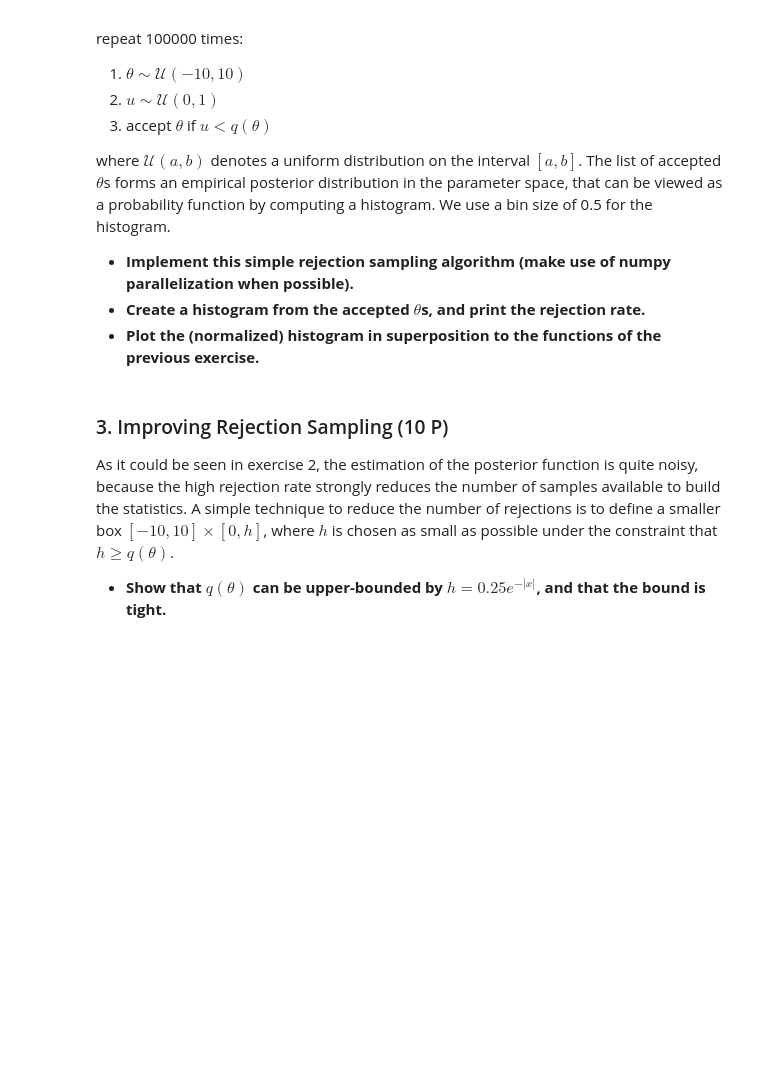
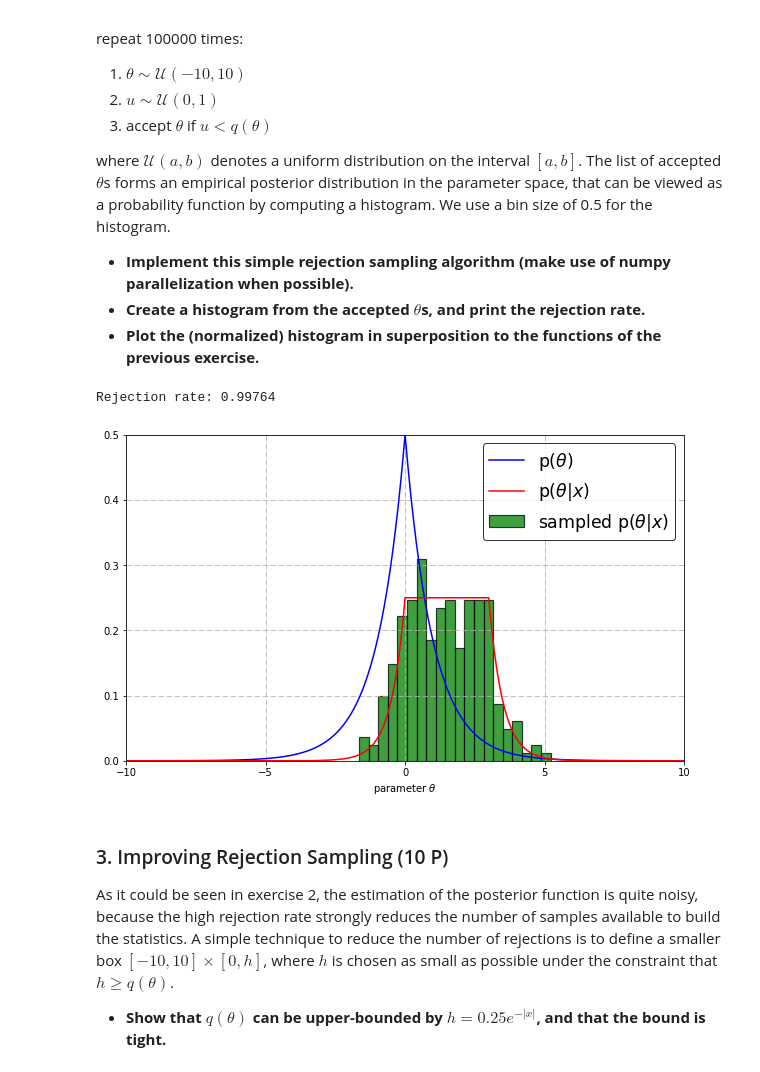
Before and after one commit to tbuz/MachineLearning-TUB, a Jupyter notebook: Week_3/Programming/sheet03.ipynb, the cells around one changed output. Saved outputs shown, nothing was run; the diff lists cells and outputs as text; code cells hidden in the pictures; blank space fills up the shorter version.

```diff
--- a/Week_3/Programming/sheet03.ipynb
+++ b/Week_3/Programming/sheet03.ipynb
@@ -86,3 +79,40 @@ import solution; solution.q2()
+# %%
+%matplotlib inline
+def rejectionSampler(max_u):
+    T_sampled=[]
+    r_rate = 0
+    runs = 100000
+    for i in range(runs):
+        T_c = np.random.uniform(-10,10)
+        u = np.random.uniform(0,max_u)
+        q_Theta = 0.5 * np.exp(-np.absolute(T_c)) *0.5*np.exp(-np.absolute(x - T_c))
+        if u < q_Theta:
+            T_sampled.append(T_c)
+        else:
+            r_rate += 1
+
+    print "Rejection rate: " + str(r_rate/float(runs))
+    x_ticks = [-10,-5,0,5,10]
+    y_ticks = [0.0,0.1,0.2,0.3,0.4,0.5,0.6]
+    fig = plt.figure(figsize=(10,6))
+    plt.legend
+    ax = plt.axes()
+    ax.set_xlabel("parameter "+r"$\theta$")
+    ax.set_xticks(x_ticks)
+    ax.set_yticks(y_ticks)
+    ax.grid(linestyle='--')
+    ax.set_xmargin(0)
+    ax.set_ymargin(0)
+    ax.plot(T,P_Theta,c='b',label="p(" + r"$\theta$" + ")")
+    ax.plot(T,P_Theta_x,c='r',label="p(" + r"$\theta|x$" + ")")
+    ax.hist(T_sampled,20,normed=1,facecolor='g', alpha=0.75,edgecolor='black',
+            linewidth=1.2, label="sampled p(" + r"$\theta|x$" + ")")
+    ax.legend(edgecolor="k",fontsize="xx-large")
+
+rejectionSampler(1)
+# %% [output]
+Rejection rate: 0.99764
+[figure, added]
 # %% [markdown]
 ### 3. Improving Rejection Sampling (10 P)
 
```
Also changed, not shown: parts of 8 cells of this notebook.
